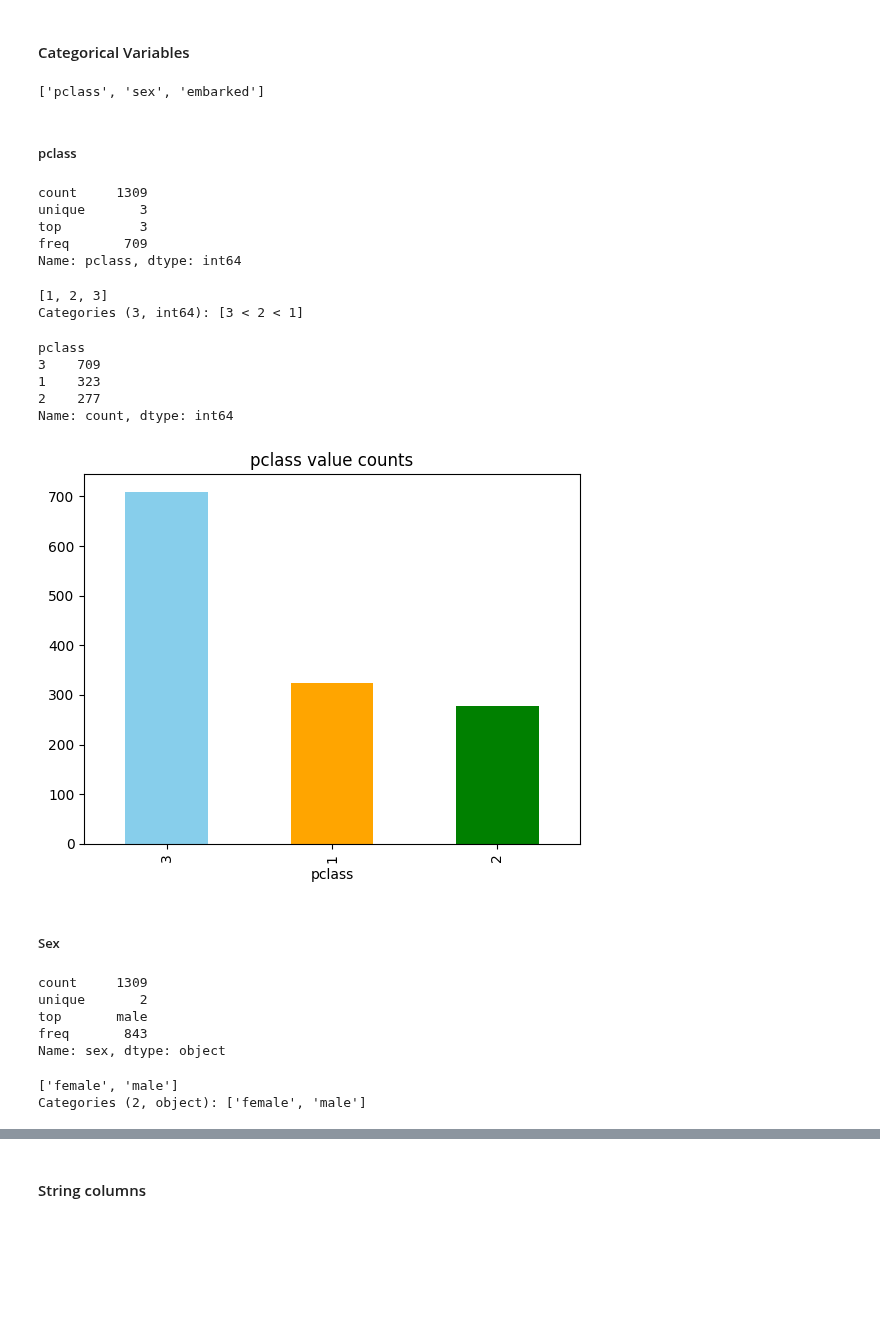
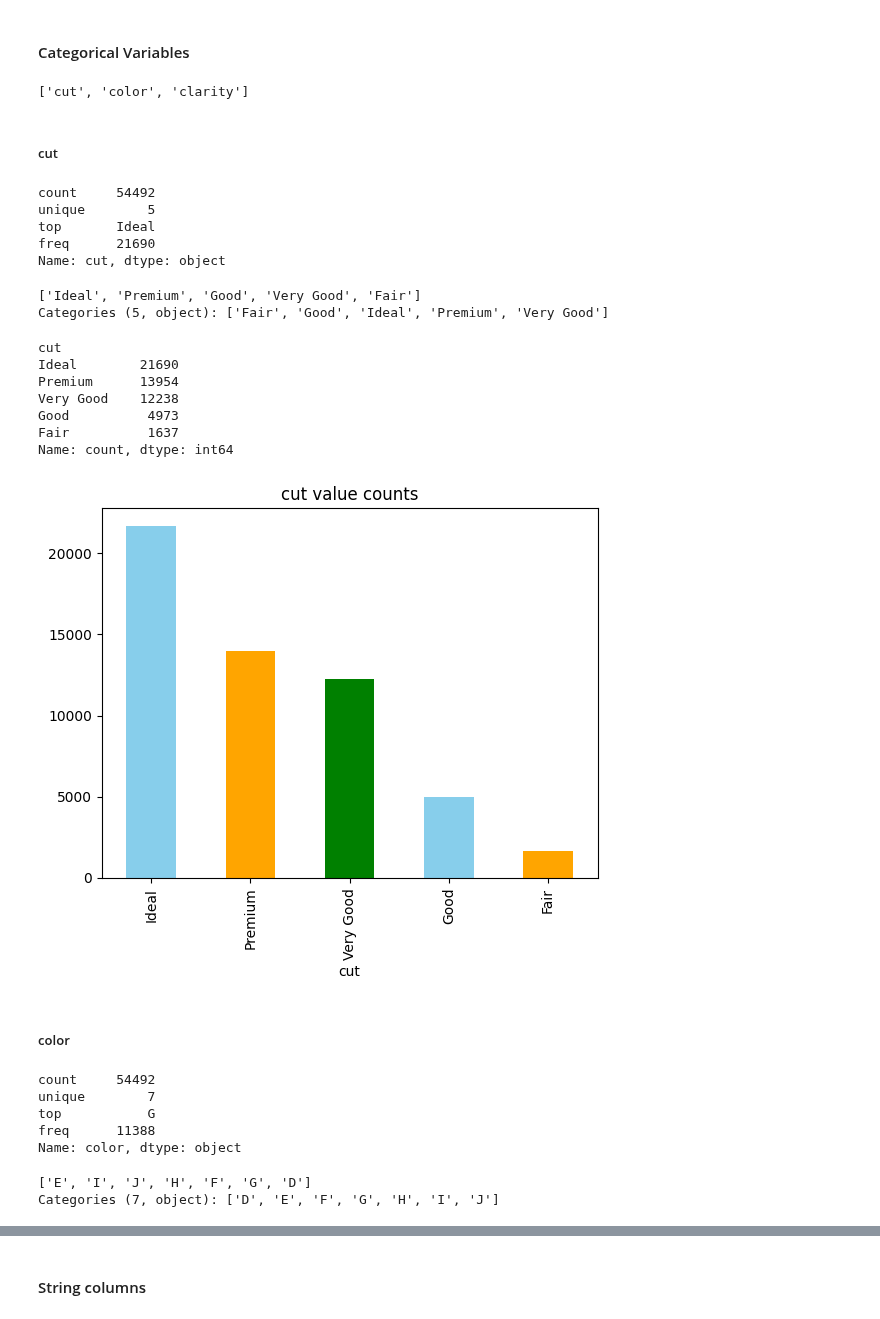
Before and after one commit to gamug/diamantes, a Jupyter notebook: notebooks/3-analysis/03-gmg-univariate-data_description_Manual-pandas-2026_08_18.ipynb, the cells around one changed output, grey strips where cells are left out. Drawn from its saved outputs; the diff is of its cells as text; code cells hidden in the pictures; blank space fills up the shorter version.

```diff
--- a/notebooks/3-analysis/03-gmg-univariate-data_description_Manual-pandas-2026_08_18.ipynb
+++ b/notebooks/3-analysis/03-gmg-univariate-data_description_Manual-pandas-2026_08_18.ipynb
@@ -40,8 +40,9 @@ The dataset has correct data types, fixed in:
 # %%
 DATA_DIR = Path.cwd().resolve().parents[1] / "data"
 
-titanic_df = pd.read_parquet(
-    DATA_DIR / "02_intermediate/titanic_type_fixed.parquet", engine="pyarrow"
+
+diamantes_df = pd.read_parquet(
+    DATA_DIR / "02_intermediate/diamantes_type_fixed.parquet", engine="pyarrow"
 )
 # %% [markdown]
 ## 📊 Data description
@@ -307,54 +386,56 @@ titanic_df[column].plot(kind="box", title=f"{column} boxplot");
 #### Categorical Variables
 # %%
 # list of the categorical columns
-categorical_columns = list(titanic_df.select_dtypes(include=["category"]).columns)
+categorical_columns = list(diamantes_df.select_dtypes(include=["category"]).columns)
 categorical_columns
 # %% [output]
-['pclass', 'sex', 'embarked']
+['cut', 'color', 'clarity']
 # %% [markdown]
-##### pclass
+##### cut
 # %%
-column = "pclass"
-titanic_df[column].describe()
+column = "cut"
+diamantes_df[column].describe()
 # %% [output]
-count     1309
-unique       3
-top          3
-freq       709
-Name: pclass, dtype: int64
+count     54492
+unique        5
+top       Ideal
+freq      21690
+Name: cut, dtype: object
 # %%
-titanic_df[column].unique()
+diamantes_df[column].unique()
 # %% [output]
-[1, 2, 3]
-Categories (3, int64): [3 < 2 < 1]
+['Ideal', 'Premium', 'Good', 'Very Good', 'Fair']
+Categories (5, object): ['Fair', 'Good', 'Ideal', 'Premium', 'Very Good']
 # %%
-titanic_df[column].value_counts()
+diamantes_df[column].value_counts()
 # %% [output]
-pclass
-3    709
-1    323
-2    277
+cut
+Ideal        21690
+Premium      13954
+Very Good    12238
+Good          4973
+Fair          1637
 Name: count, dtype: int64
 # %%
-titanic_df[column].value_counts().plot(
+diamantes_df[column].value_counts().plot(
     kind="bar", color=["skyblue", "orange", "green"], title=f"{column} value counts"
 );
 # %% [output]
-[figure, old version]
+[figure, new version]
 # %% [markdown]
-##### Sex
+##### color
 # %%
-column = "sex"
-titanic_df[column].describe()
+column = "color"
+diamantes_df[column].describe()
 # %% [output]
-count     1309
-unique       2
-top       male
-freq       843
-Name: sex, dtype: object
+count     54492
+unique        7
+top           G
+freq      11388
+Name: color, dtype: object
 # %%
-titanic_df[column].unique()
+diamantes_df[column].unique()
 # %% [output]
-['female', 'male']
-Categories (2, object): ['female', 'male']
+['E', 'I', 'J', 'H', 'F', 'G', 'D']
+Categories (7, object): ['D', 'E', 'F', 'G', 'H', 'I', 'J']
 # %%
```
Also changed, not shown: parts of 88 cells of this notebook.
